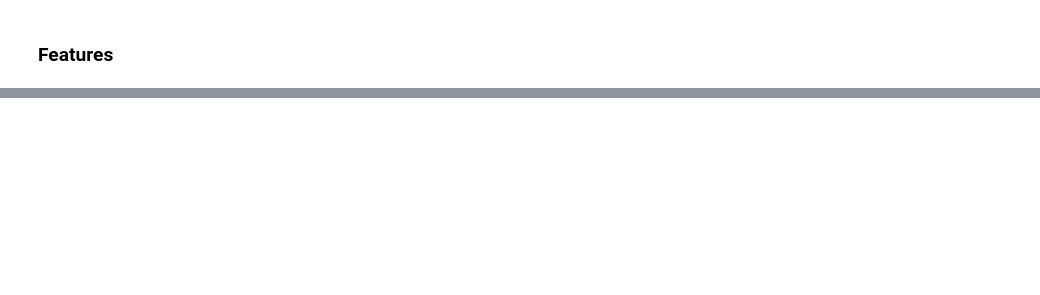
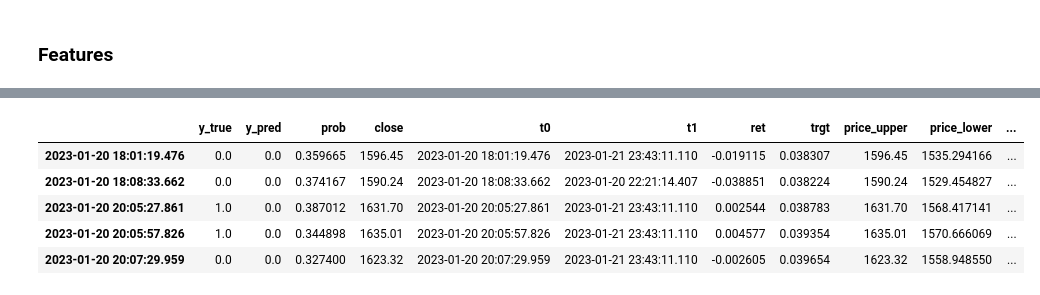
Before and after one commit to alvinonmars/research, a Jupyter notebook: Chapter4/Chapter4_Exercises2-3.ipynb, the cells around one changed output, grey strips where cells are left out. Cells and saved outputs as stored; diff of their text form; code cells hidden in the pictures; blank space fills up the shorter version.

Commit message:
bband meta labeling GroupTimeSeriesSplit

```diff
--- a/Chapter4/Chapter4_Exercises2-3.ipynb
+++ b/Chapter4/Chapter4_Exercises2-3.ipynb
@@ -527,0 +488,36 @@ plt.show()
+# %%
+data.shape,data.isna().sum().to_dict()
+# if the column has more than 15% nan value, drop it
+data2 = data.dropna(thresh=int(len(data)*0.85), axis=1)
+data2.shape,data2.isna().sum().to_dict()
+data = data2.dropna(axis=0, how='any')
+data.shape,data.isna().sum().sum()
+# %%
+X_raw,y_raw = get_X_y(data,labels)
+X_raw.shape,y_raw.isna().sum().sum()
+# %%
+n_estimators = 100
+max_depth = 5
+random_state = 42
+file_prefix = f"rf_{n_estimators}_{max_depth}_{random_state}"
+
+X_train, X_test, y_train, y_test = train_test_split(X_raw, y_raw, test_size=0.2, shuffle=False)
+
+rf = RandomForestClassifier(n_estimators=n_estimators, max_depth=max_depth, random_state=random_state,oob_score=True,
+                            class_weight='balanced_subsample', criterion='entropy', )
+rf.fit(X_train, y_train)
+metrics_df = predict_metrics(rf,X_test,y_test
+                              ,prob_idx=0
+                             ,plot_cm = False)
+print(f"y_test shape: {y_test.shape} metrics_df shape: {metrics_df.shape}")
+# %%
+test_matrics = predict_metrics(rf,X_test,y_test,plot_cm = False)
+metrics_df = merge_metrics([test_matrics],data['close'],labels)
+
+metrics_df = cal_strategy_ret(metrics_df,bet_size_config={
+                'function': 'bet_size_probability',
+                'step_size': 0.2,
+                'num_classes': 2,
+                'average_active': True,
+                'true_prob_shift':0.15
+              })
@@ -527,0 +526,9 @@ plt.show()
+# %%
+metrics_df.head()
+# %% [output]
+|  | y_true | y_pred | prob | close | t0 | t1 | ret | trgt | price_upper | price_lower | ... |
+| 2023-01-20 18:01:19.476 | 0.0 | 0.0 | 0.359665 | 1596.45 | 2023-01-20 18:01:19.476 | 2023-01-21 23:43:11.110 | -0.019115 | 0.038307 | 1596.45 | 1535.294166 | ... |
+| 2023-01-20 18:08:33.662 | 0.0 | 0.0 | 0.374167 | 1590.24 | 2023-01-20 18:08:33.662 | 2023-01-20 22:21:14.407 | -0.038851 | 0.038224 | 1590.24 | 1529.454827 | ... |
+| 2023-01-20 20:05:27.861 | 1.0 | 0.0 | 0.387012 | 1631.70 | 2023-01-20 20:05:27.861 | 2023-01-21 23:43:11.110 | 0.002544 | 0.038783 | 1631.70 | 1568.417141 | ... |
+| 2023-01-20 20:05:57.826 | 1.0 | 0.0 | 0.344898 | 1635.01 | 2023-01-20 20:05:57.826 | 2023-01-21 23:43:11.110 | 0.004577 | 0.039354 | 1635.01 | 1570.666069 | ... |
+| 2023-01-20 20:07:29.959 | 0.0 | 0.0 | 0.327400 | 1623.32 | 2023-01-20 20:07:29.959 | 2023-01-21 23:43:11.110 | -0.002605 | 0.039654 | 1623.32 | 1558.948550 | ... |
```
Also changed, not shown: parts of 103 cells of this notebook.
